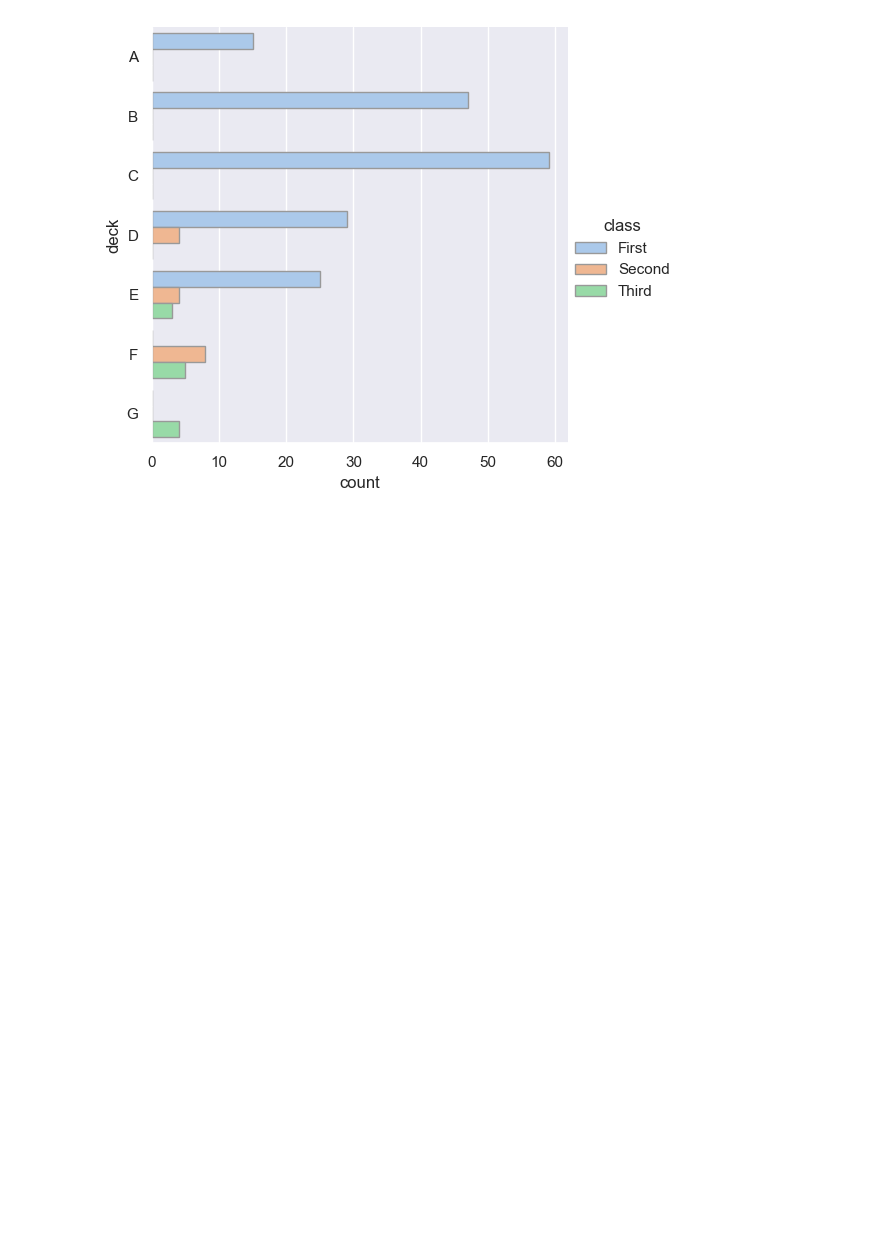
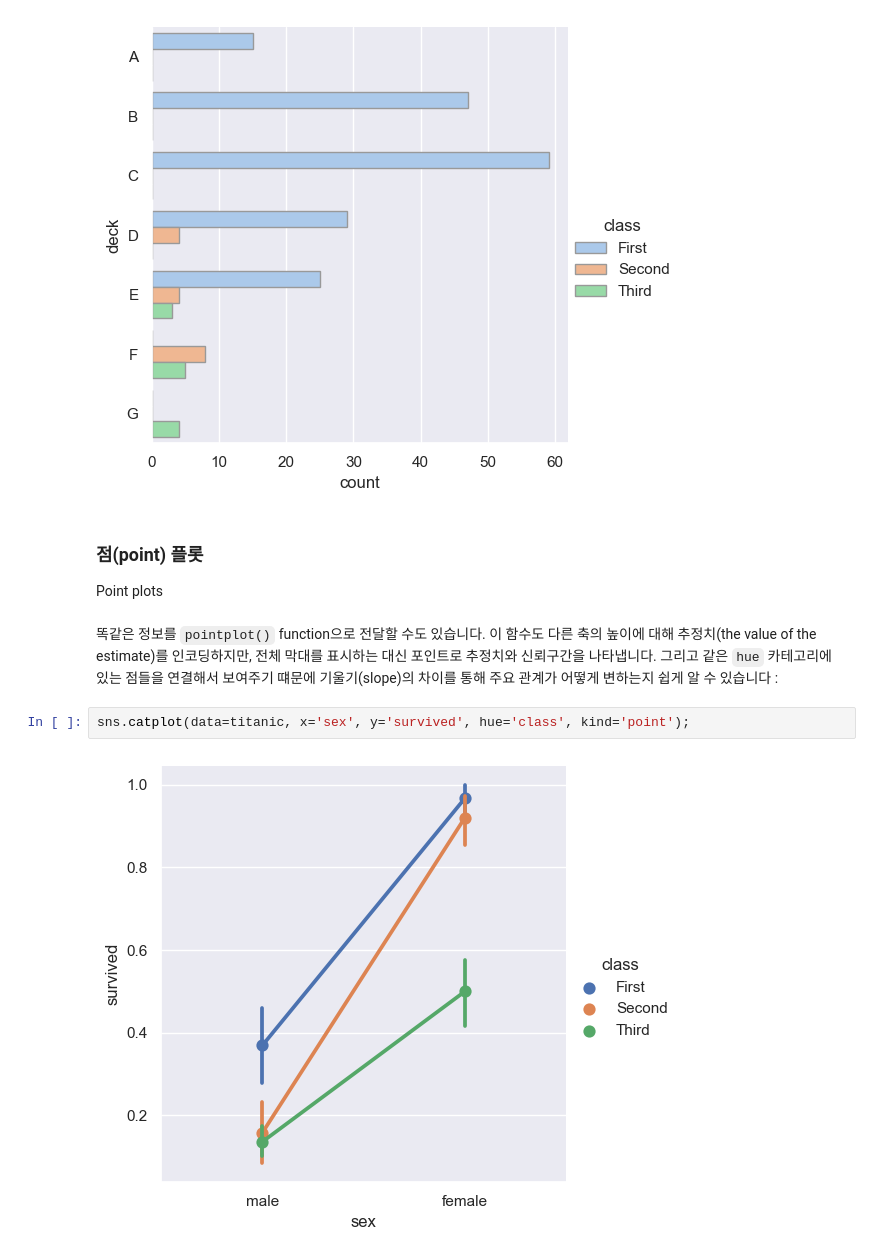
Before and after one commit to kjmn1105/Seaborn-Tuorial, a Jupyter notebook: 08_Plotting functions (3).ipynb, the cells around one changed output. Cells and saved outputs as stored; diff of their text form; blank space fills up the shorter version.

```diff
--- a/08_Plotting functions (3).ipynb
+++ b/08_Plotting functions (3).ipynb
@@ -266,3 +270,14 @@ sns.catplot(
 );
 # %% [output]
 [figure]
+# %% [markdown]
+### 점(point) 플롯
+Point plots
+# %% [markdown]
+똑같은 정보를 `pointplot()` function으로 전달할 수도 있습니다.
+이 함수도 다른 축의 높이에 대해 추정치(the value of the estimate)를 인코딩하지만, 전체 막대를 표시하는 대신 포인트로 추정치와 신뢰구간을 나타냅니다.
+그리고 같은 `hue` 카테고리에 있는 점들을 연결해서 보여주기 떄문에 기울기(slope)의 차이를 통해 주요 관계가 어떻게 변하는지 쉽게 알 수 있습니다 :
+# %%
+sns.catplot(data=titanic, x='sex', y='survived', hue='class', kind='point');
+# %% [output]
+[figure, added]
```
Also changed, not shown: parts of 12 cells of this notebook.
